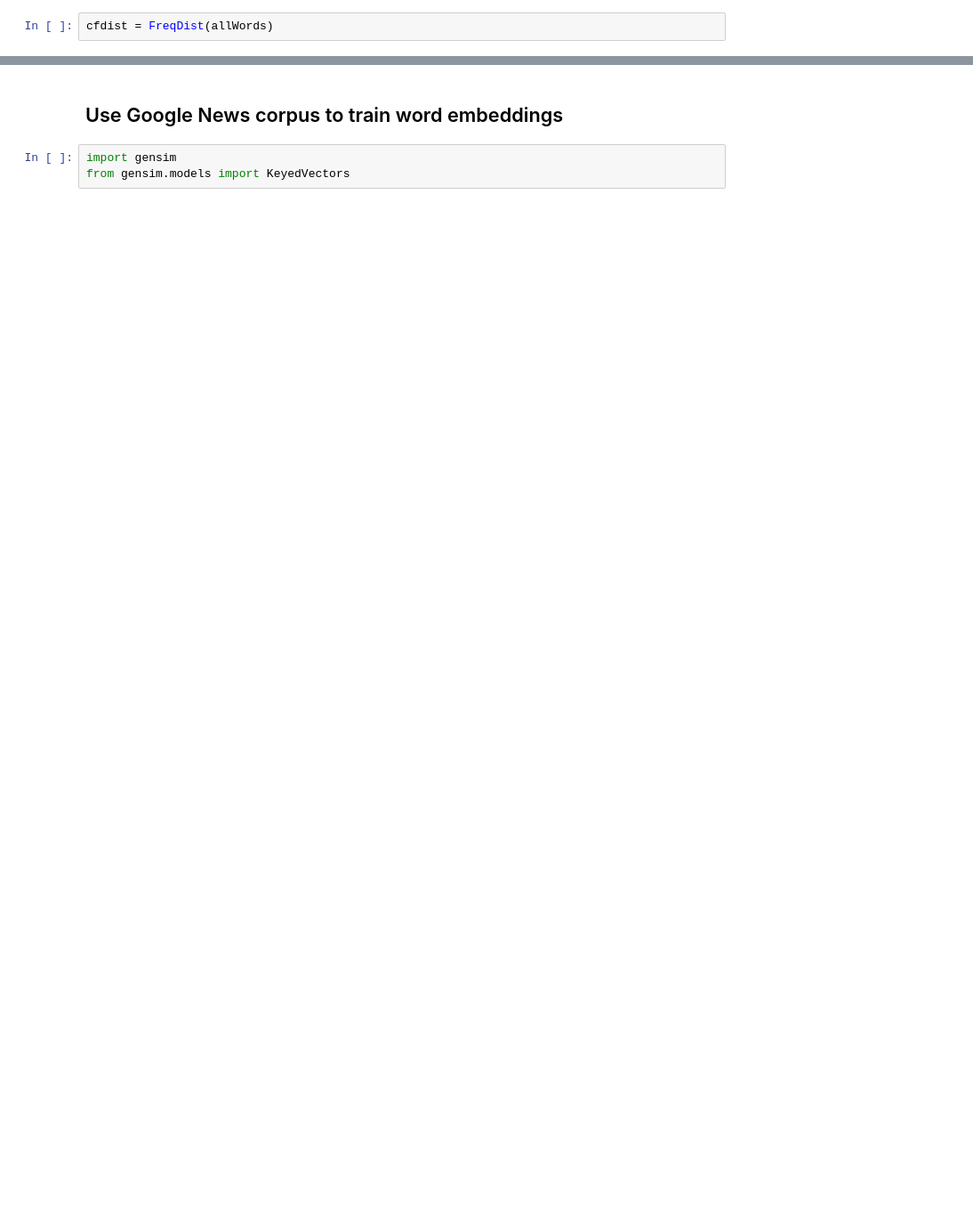
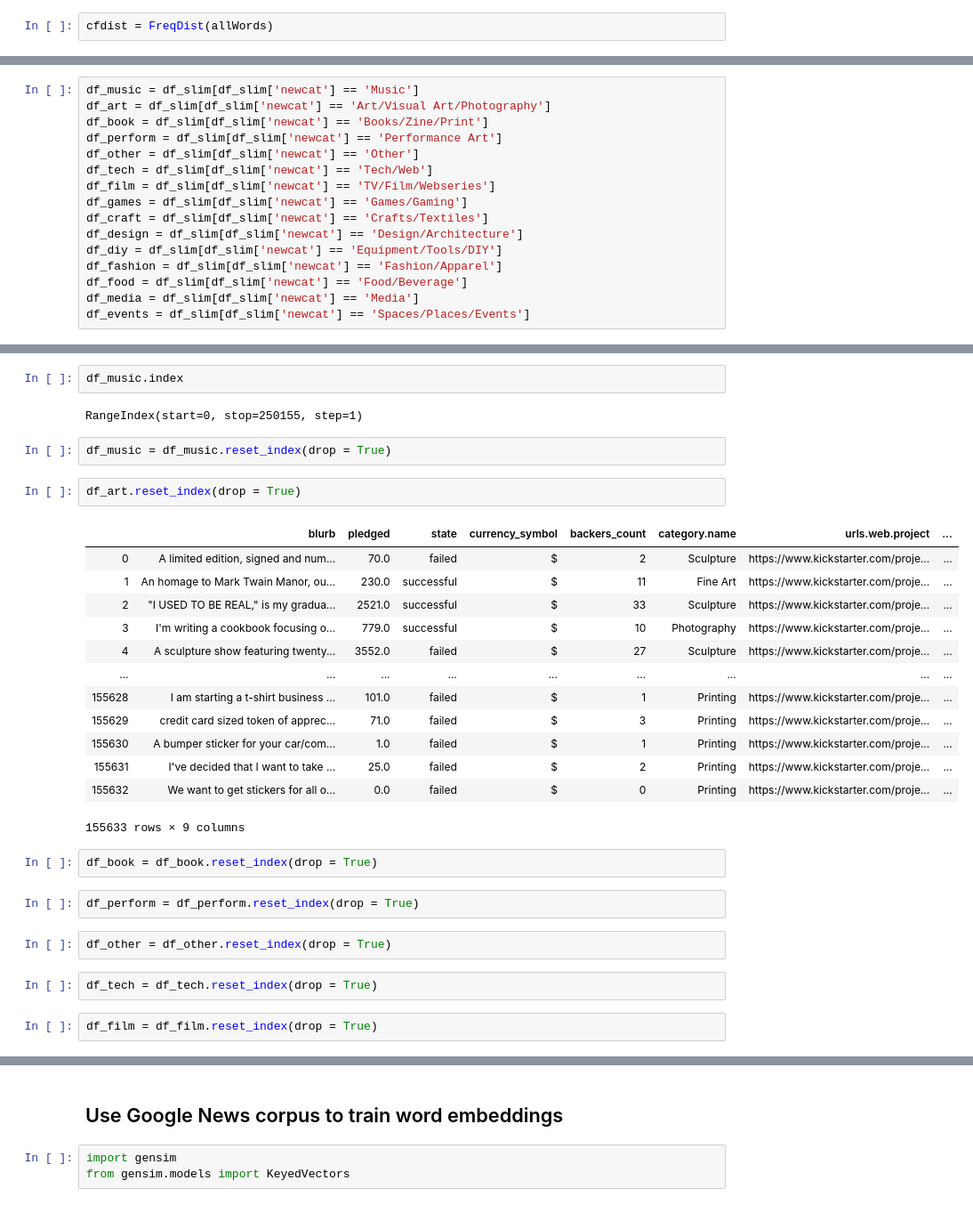
Before and after one commit to ChevyWilliams/insight, a Jupyter notebook: W2VModeling.ipynb, the cells around one changed output, grey strips where cells are left out. Shown at 89% size. Drawn from its saved outputs; the diff is of its cells as text; blank space fills up the shorter version.

```diff
--- a/W2VModeling.ipynb
+++ b/W2VModeling.ipynb
@@ -196,0 +392,16 @@ cfdist.plot(30,cumulative=False)
+# %%
+df_music = df_slim[df_slim['newcat'] == 'Music']
+df_art = df_slim[df_slim['newcat'] == 'Art/Visual Art/Photography']
+df_book = df_slim[df_slim['newcat'] == 'Books/Zine/Print']
+df_perform = df_slim[df_slim['newcat'] == 'Performance Art']
+df_other = df_slim[df_slim['newcat'] == 'Other']
+df_tech = df_slim[df_slim['newcat'] == 'Tech/Web']
+df_film = df_slim[df_slim['newcat'] == 'TV/Film/Webseries']
+df_games = df_slim[df_slim['newcat'] == 'Games/Gaming']
+df_craft = df_slim[df_slim['newcat'] == 'Crafts/Textiles']
+df_design = df_slim[df_slim['newcat'] == 'Design/Architecture']
+df_diy = df_slim[df_slim['newcat'] == 'Equipment/Tools/DIY']
+df_fashion = df_slim[df_slim['newcat'] == 'Fashion/Apparel']
+df_food = df_slim[df_slim['newcat'] == 'Food/Beverage']
+df_media = df_slim[df_slim['newcat'] == 'Media']
+df_events = df_slim[df_slim['newcat'] == 'Spaces/Places/Events']
@@ -196,0 +417,32 @@ cfdist.plot(30,cumulative=False)
+# %%
+df_music.index
+# %% [output]
+RangeIndex(start=0, stop=250155, step=1)
+# %%
+df_music = df_music.reset_index(drop = True)
+# %%
+df_art.reset_index(drop = True)
+# %% [output]
+|  | blurb | pledged | state | currency_symbol | backers_count | category.name | urls.web.project | ... |
+| 0 | A limited edition, signed and num... | 70.0 | failed | $ | 2 | Sculpture | https://www.kickstarter.com/proje... | ... |
+| 1 | An homage to Mark Twain Manor, ou... | 230.0 | successful | $ | 11 | Fine Art | https://www.kickstarter.com/proje... | ... |
+| 2 | "I USED TO BE REAL," is my gradua... | 2521.0 | successful | $ | 33 | Sculpture | https://www.kickstarter.com/proje... | ... |
+| 3 | I'm writing a cookbook focusing o... | 779.0 | successful | $ | 10 | Photography | https://www.kickstarter.com/proje... | ... |
+| 4 | A sculpture show featuring twenty... | 3552.0 | failed | $ | 27 | Sculpture | https://www.kickstarter.com/proje... | ... |
+| ... | ... | ... | ... | ... | ... | ... | ... | ... |
+| 155628 | I am starting a t-shirt business ... | 101.0 | failed | $ | 1 | Printing | https://www.kickstarter.com/proje... | ... |
+| 155629 | credit card sized token of apprec... | 71.0 | failed | $ | 3 | Printing | https://www.kickstarter.com/proje... | ... |
+| 155630 | A bumper sticker for your car/com... | 1.0 | failed | $ | 1 | Printing | https://www.kickstarter.com/proje... | ... |
+| 155631 | I've decided that I want to take ... | 25.0 | failed | $ | 2 | Printing | https://www.kickstarter.com/proje... | ... |
+| 155632 | We want to get stickers for all o... | 0.0 | failed | $ | 0 | Printing | https://www.kickstarter.com/proje... | ... |
+155633 rows × 9 columns
+# %%
+df_book = df_book.reset_index(drop = True)
+# %%
+df_perform = df_perform.reset_index(drop = True)
+# %%
+df_other = df_other.reset_index(drop = True)
+# %%
+df_tech = df_tech.reset_index(drop = True)
+# %%
+df_film = df_film.reset_index(drop = True)
```
Also changed, not shown: parts of 77 cells of this notebook, 4 other files.
